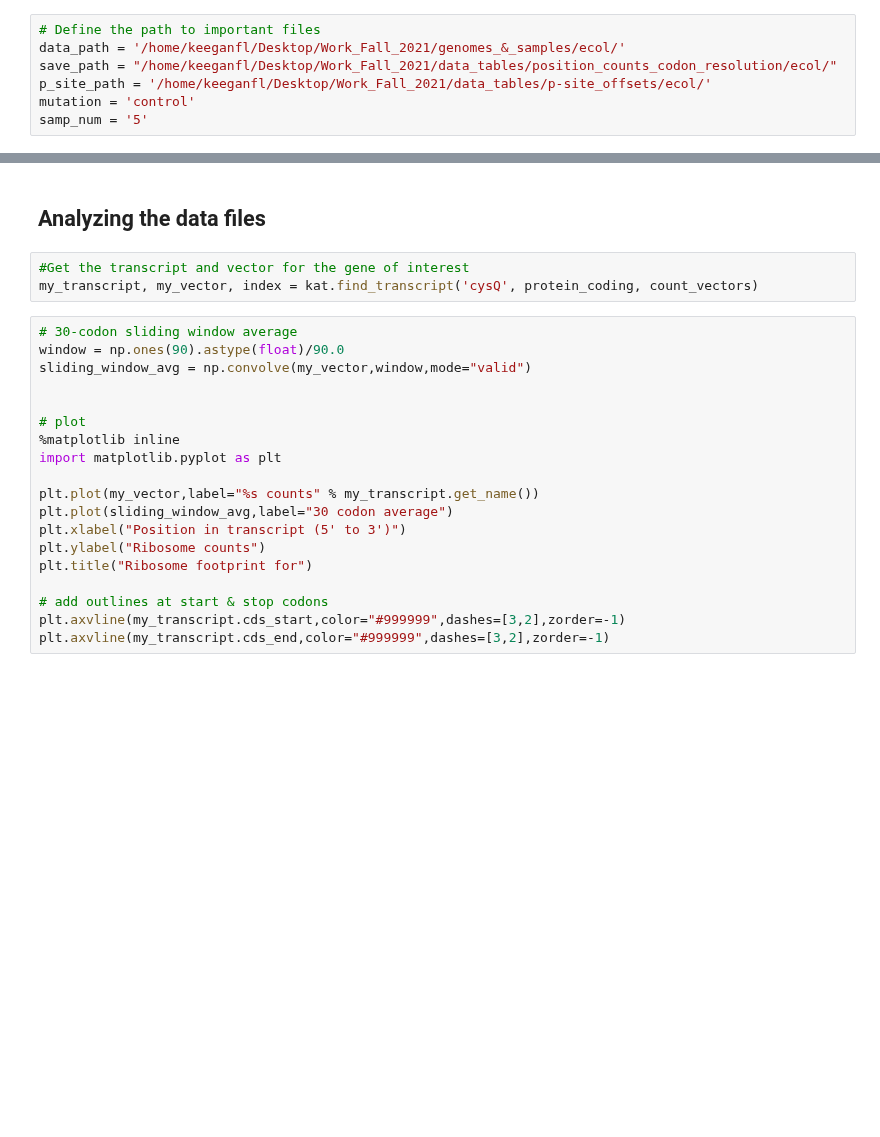
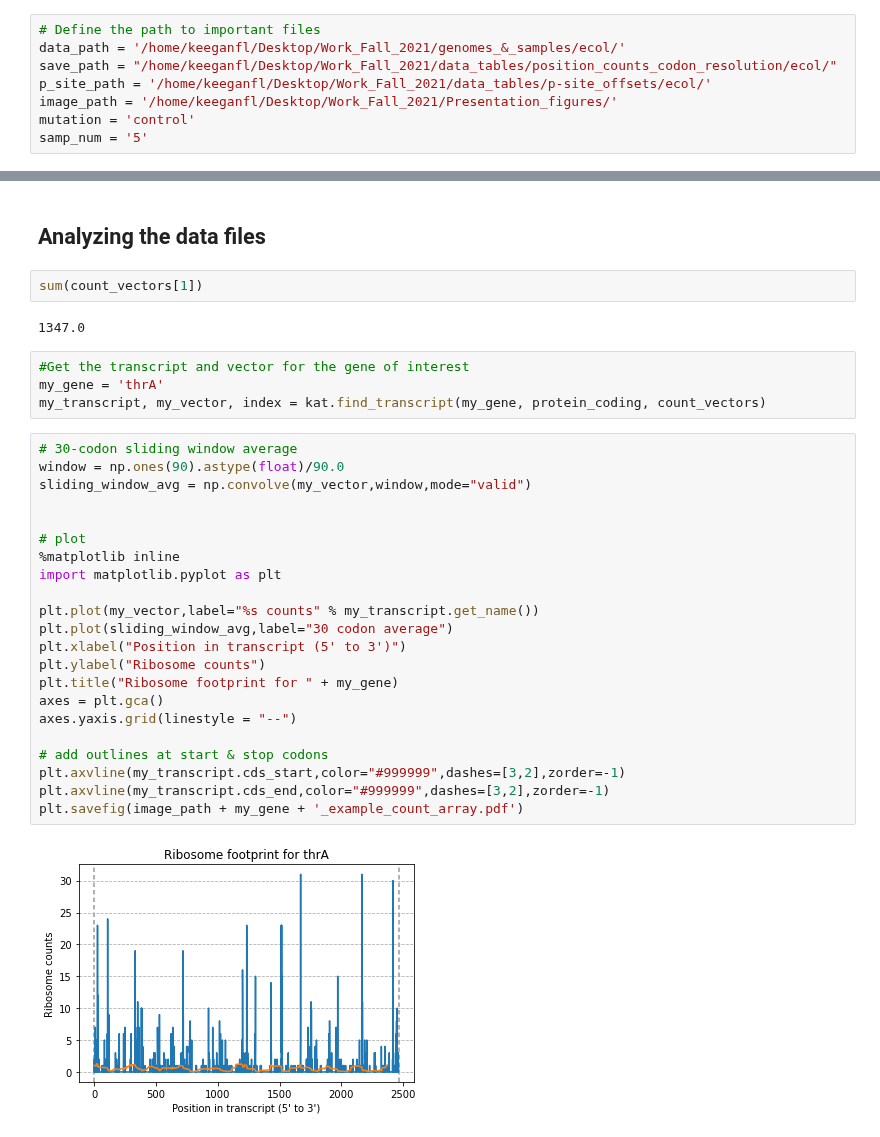
Before and after one commit to Raif-fl/Fall_2021_Work_journal, a Jupyter notebook: Profile_arrays/array_eco.ipynb, the cells around one changed output, grey strips where cells are left out. Drawn from its saved outputs; the diff is of its cells as text; blank space fills up the shorter version.

```diff
--- a/Profile_arrays/array_eco.ipynb
+++ b/Profile_arrays/array_eco.ipynb
@@ -43,6 +43,7 @@ import seaborn as sns
 data_path = '/home/keeganfl/Desktop/Work_Fall_2021/genomes_&_samples/ecol/'
 save_path = "/home/keeganfl/Desktop/Work_Fall_2021/data_tables/position_counts_codon_resolution/ecol/"
 p_site_path = '/home/keeganfl/Desktop/Work_Fall_2021/data_tables/p-site_offsets/ecol/'
+image_path = '/home/keeganfl/Desktop/Work_Fall_2021/Presentation_figures/'
 mutation = 'control'
 samp_num = '5'
 # %% [markdown]
@@ -115,25 +116,35 @@ save the count arrays to be used in future notebooks. You may find it helpful to
 kat.save_count_positions(protein_coding, codon_counts, save_path, mutation + "_" + samp_num + '_counts.csv')
 # %% [markdown]
 ## Analyzing the data files
+# %%
+sum(count_vectors[1])
+# %% [output]
+1347.0
 # %%
 #Get the transcript and vector for the gene of interest
-my_transcript, my_vector, index = kat.find_transcript('cysQ', protein_coding, count_vectors)
+my_gene = 'thrA'
+my_transcript, my_vector, index = kat.find_transcript(my_gene, protein_coding, count_vectors)
 # %%
 # 30-codon sliding window average
 window = np.ones(90).astype(float)/90.0
 sliding_window_avg = np.convolve(my_vector,window,mode="valid")
 
 
 # plot
 %matplotlib inline
 import matplotlib.pyplot as plt
 
 plt.plot(my_vector,label="%s counts" % my_transcript.get_name())
 plt.plot(sliding_window_avg,label="30 codon average")
 plt.xlabel("Position in transcript (5' to 3')")
 plt.ylabel("Ribosome counts")
-plt.title("Ribosome footprint for")
+plt.title("Ribosome footprint for " + my_gene)
+axes = plt.gca()
+axes.yaxis.grid(linestyle = "--")
 
 # add outlines at start & stop codons
 plt.axvline(my_transcript.cds_start,color="#999999",dashes=[3,2],zorder=-1)
 plt.axvline(my_transcript.cds_end,color="#999999",dashes=[3,2],zorder=-1)
+plt.savefig(image_path + my_gene + '_example_count_array.pdf')
+# %% [output]
+[figure, added]
```
Also changed, not shown: 12 other files.
